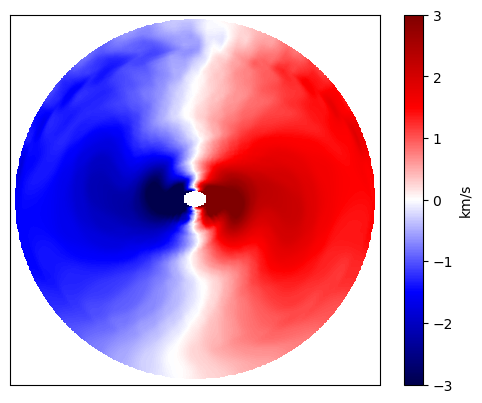
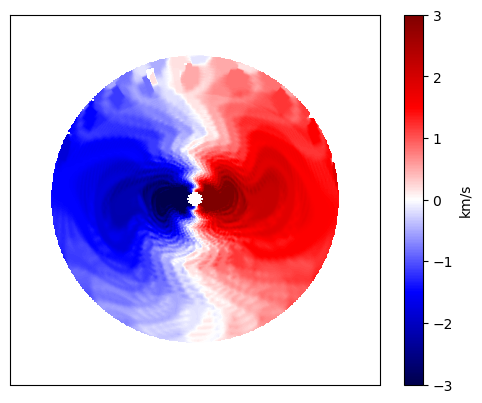
The notebook cell's code change between the first figure and the second:
--- before
+++ after
@@ -1,5 +1,5 @@
 fig, ax = plt.subplots()
 #plt.imshow(inc23nowarpm0_data, vmin=0, vmax=2, extent=[0,25.6,0,25.6])
-plt.imshow(m1_elias_data[::-1]/1000, origin="lower", cmap="seismic", vmin=-3, vmax=3)
+plt.imshow(-1*m1_elias_data/1000, origin="lower", cmap="seismic", vmin=-3, vmax=3)
 #plt.xlim(150,350)
 #plt.ylim(150,350)

Commit: added thesis plots